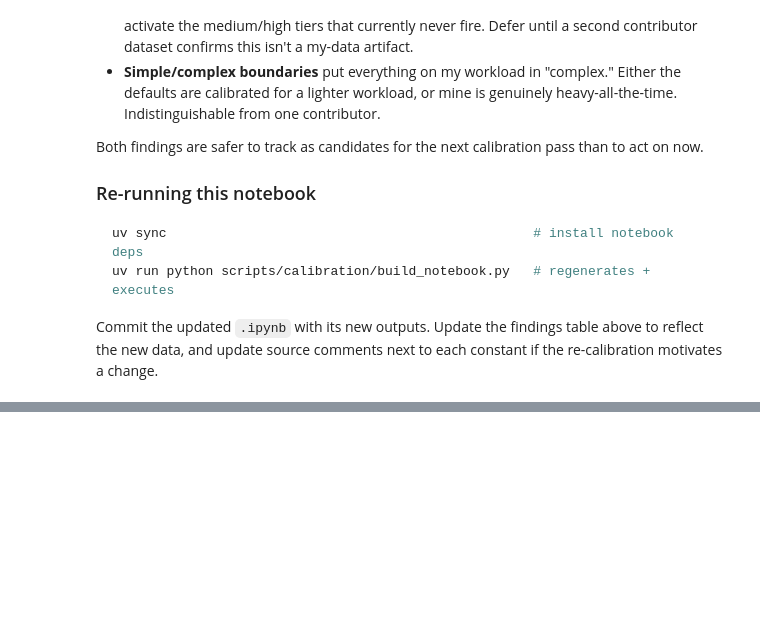
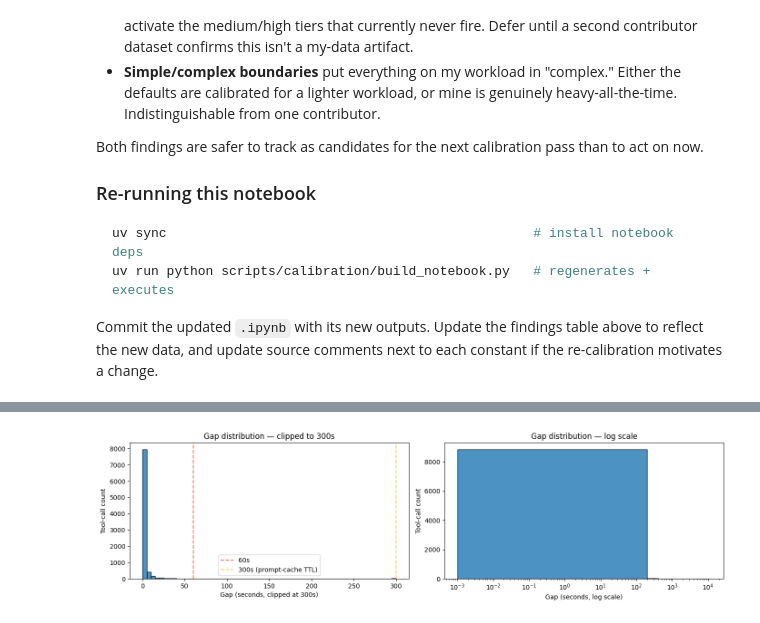
Before and after one commit to frederick-douglas-pearce/agentfluent, a Jupyter notebook: scripts/calibration/threshold_validation.ipynb, the cells around one changed output, grey strips where cells are left out. Cells and saved outputs as stored; diff of their text form; code cells hidden in the pictures; blank space fills up the shorter version.

```diff
--- a/scripts/calibration/threshold_validation.ipynb
+++ b/scripts/calibration/threshold_validation.ipynb
@@ -671,0 +1024,27 @@ to each constant if the re-calibration motivates a change.
+# %%
+# Distribution of gaps — clipped view + log-scale view
+if len(df_gaps):
+    fig, axes = plt.subplots(1, 2, figsize=(14, 4))
+    axes[0].hist(df_gaps["gap_s"].clip(upper=300), bins=60,
+                 edgecolor="black", alpha=0.8)
+    axes[0].set_xlabel("Gap (seconds, clipped at 300s)")
+    axes[0].set_ylabel("Tool-call count")
+    axes[0].set_title("Gap distribution — clipped to 300s")
+    axes[0].axvline(60, color="red", linestyle="--", alpha=0.6, label="60s")
+    axes[0].axvline(300, color="orange", linestyle="--", alpha=0.6,
+                    label="300s (prompt-cache TTL)")
+    axes[0].legend()
+
+    pos = df_gaps[df_gaps["gap_s"] > 0]["gap_s"]
+    if len(pos):
+        axes[1].hist(pos, bins=60, edgecolor="black", alpha=0.8)
+        axes[1].set_xscale("log")
+        axes[1].set_xlabel("Gap (seconds, log scale)")
+        axes[1].set_ylabel("Tool-call count")
+        axes[1].set_title("Gap distribution — log scale")
+    plt.tight_layout()
+    plt.show()
+else:
+    print("No gap data available.")
+# %% [output]
+[figure, added]
```
Also changed, not shown: parts of 25 cells of this notebook, 1 other file.
